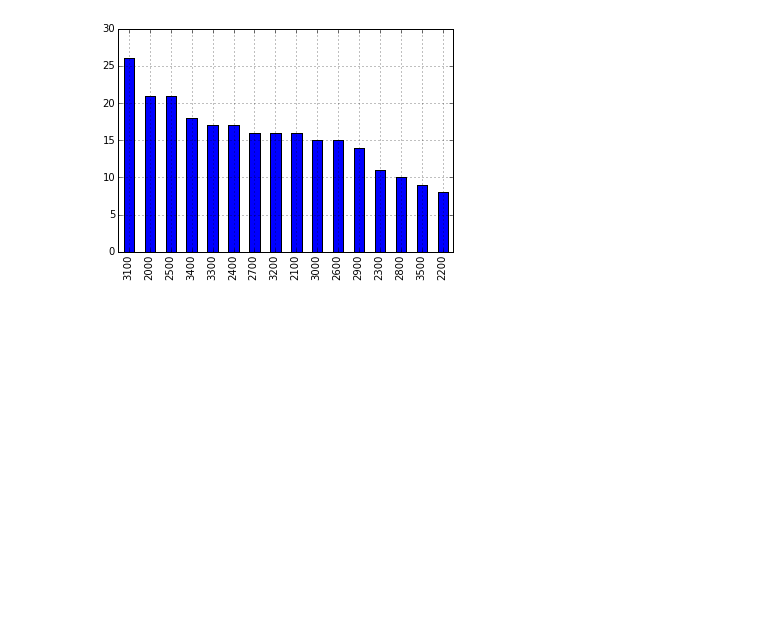
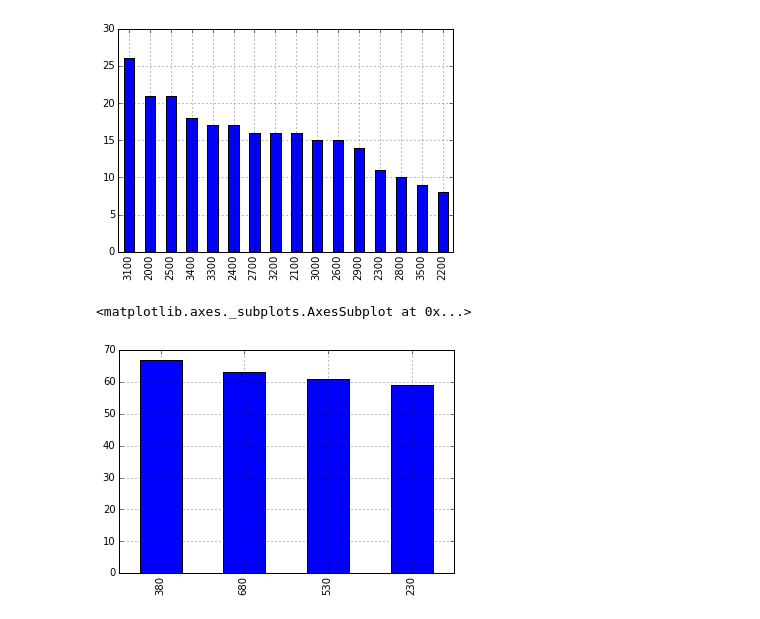
Before and after one commit to spona2/Final-Project, a Jupyter notebook: Best _Mobile Final_Project.ipynb, the cells around one changed output. Cells and saved outputs as stored; diff of their text form; code cells hidden in the pictures; blank space fills up the shorter version.

```diff
--- a/Best _Mobile Final_Project.ipynb
+++ b/Best _Mobile Final_Project.ipynb
@@ -233,3 +233,8 @@ mobdat.battery.value_counts().plot(kind="bar")
 # %% [output]
 <matplotlib.axes._subplots.AxesSubplot at 0x...>
 [figure]
+# %%
+mobdat.price.value_counts()s.plot(kind="bar")
+# %% [output]
+<matplotlib.axes._subplots.AxesSubplot at 0x...>
+[figure, added]
```
Also changed, not shown: 1 other file.
